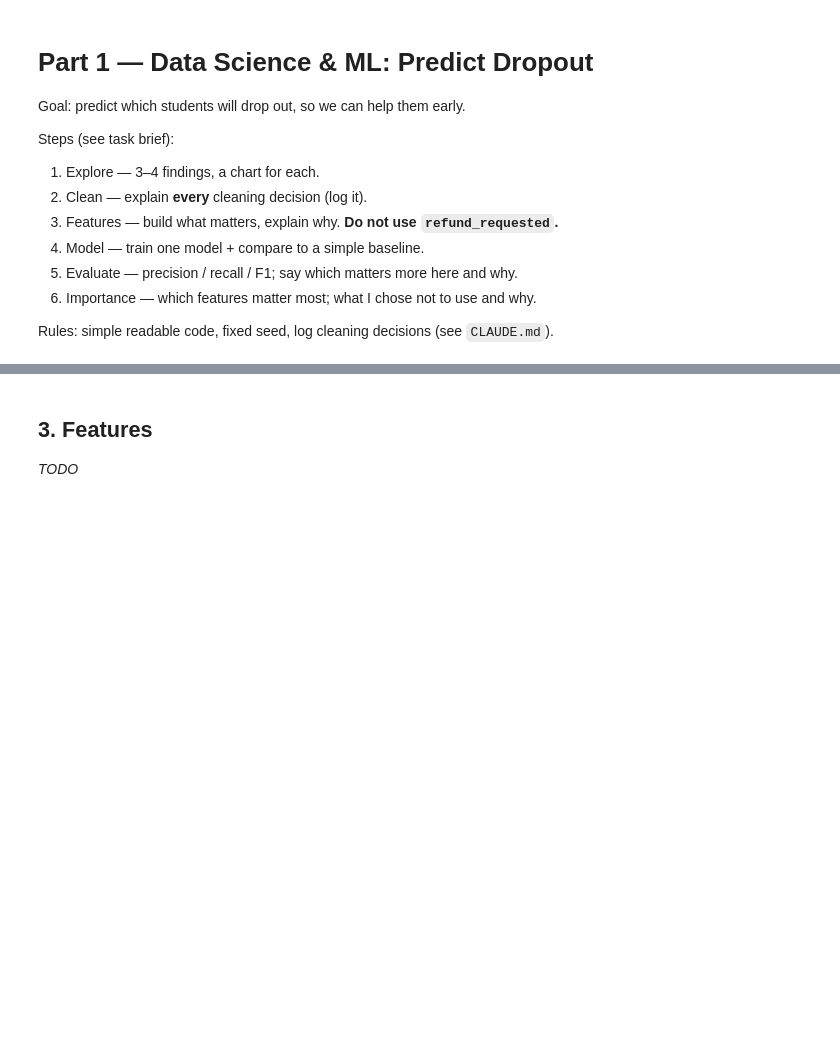
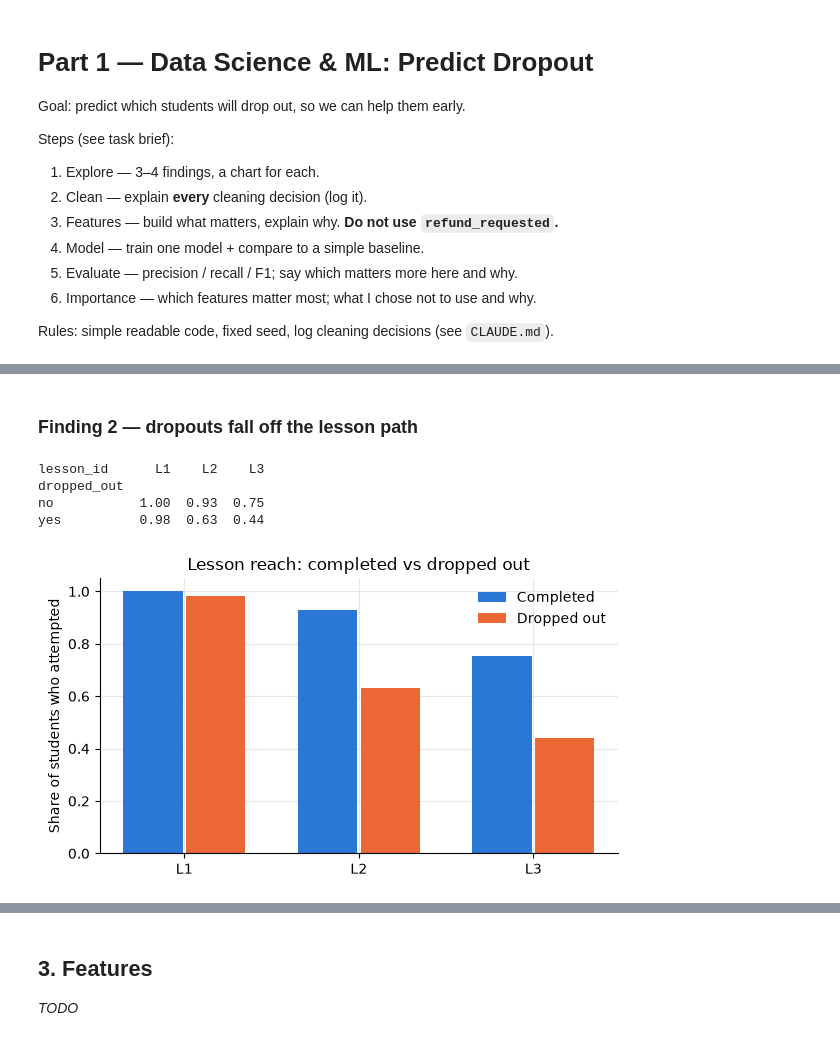
Before and after one commit to anirudhkumar0904/student-success-assistant, a Jupyter notebook: notebooks/part1_ml.ipynb, the cells around one changed output, grey strips where cells are left out. Cells and saved outputs as stored; diff of their text form; code cells hidden in the pictures; blank space fills up the shorter version.

```diff
--- a/notebooks/part1_ml.ipynb
+++ b/notebooks/part1_ml.ipynb
@@ -25,0 +93,26 @@ _TODO_
+# %% [markdown]
+### Finding 2 — dropouts fall off the lesson path
+# %%
+reached = quiz.groupby(["dropped_out", "lesson_id"]).student_id.nunique().unstack()
+reached = reached.div(group_sizes, axis=0)  # share of each group that attempted the lesson
+print(reached.round(2))
+
+fig, ax = plt.subplots(figsize=(6, 3.5))
+lessons = reached.columns
+for i, group in enumerate(["no", "yes"]):
+    x = [j + (i - 0.5) * 0.36 for j in range(len(lessons))]
+    ax.bar(x, reached.loc[group], width=0.34, color=COLORS[group], label=LABELS[group])
+ax.set_xticks(range(len(lessons)), lessons)
+ax.set_ylim(0, 1.05)
+ax.set_ylabel("Share of students who attempted")
+ax.set_title("Lesson reach: completed vs dropped out")
+ax.legend(frameon=False)
+fig.tight_layout()
+fig.savefig(CHART_DIR + "p1_lesson_reach.png", dpi=150)
+plt.show()
+# %% [output]
+lesson_id      L1    L2    L3
+dropped_out
+no           1.00  0.93  0.75
+yes          0.98  0.63  0.44
+[figure, added]
```
Also changed, not shown: parts of 22 cells of this notebook, 8 other files.
